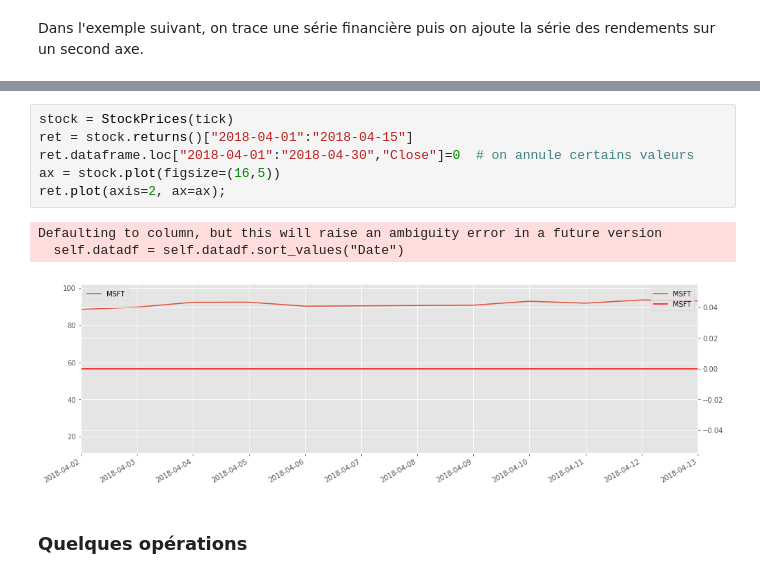
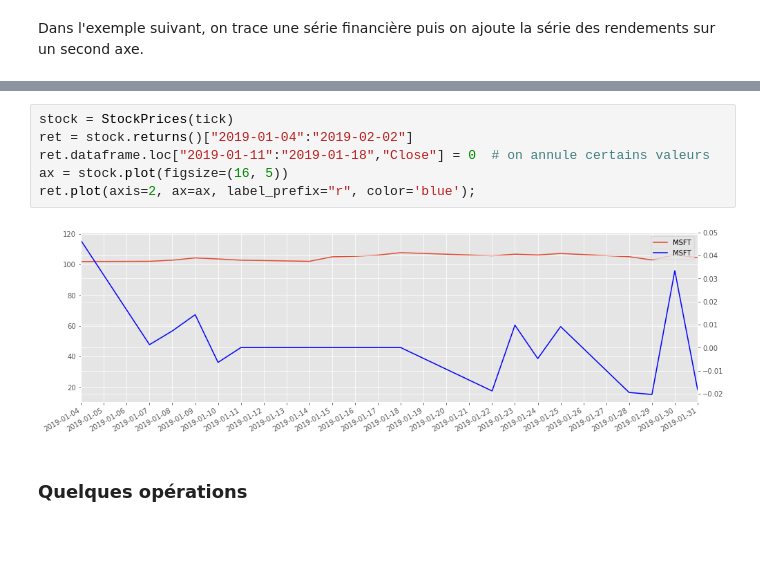
Before and after one commit to sdpython/pyensae, a Jupyter notebook: _doc/notebooks/pyensae_StockPrices.ipynb, the cells around one changed output, grey strips where cells are left out. Saved outputs shown, nothing was run; the diff lists cells and outputs as text; blank space fills up the shorter version.

```diff
--- a/_doc/notebooks/pyensae_StockPrices.ipynb
+++ b/_doc/notebooks/pyensae_StockPrices.ipynb
@@ -101,13 +111,11 @@ Dans l'exemple suivant, on trace une série financière puis on ajoute la série
 # %%
 stock = StockPrices(tick)
-ret = stock.returns()["2018-04-01":"2018-04-15"]
-ret.dataframe.loc["2018-04-01":"2018-04-30","Close"]=0  # on annule certains valeurs
-ax = stock.plot(figsize=(16,5))
-ret.plot(axis=2, ax=ax);
+ret = stock.returns()["2019-01-04":"2019-02-02"]
+ret.dataframe.loc["2019-01-11":"2019-01-18","Close"] = 0  # on annule certains valeurs
+ax = stock.plot(figsize=(16, 5))
+ret.plot(axis=2, ax=ax, label_prefix="r", color='blue');
 # %% [output]
-Defaulting to column, but this will raise an ambiguity error in a future version
-  self.datadf = self.datadf.sort_values("Date")
-[figure, old version]
+[figure, new version]
 # %% [markdown]
 ### Quelques opérations
 # %%
```
Also changed, not shown: parts of 10 cells of this notebook, 4 other files.
